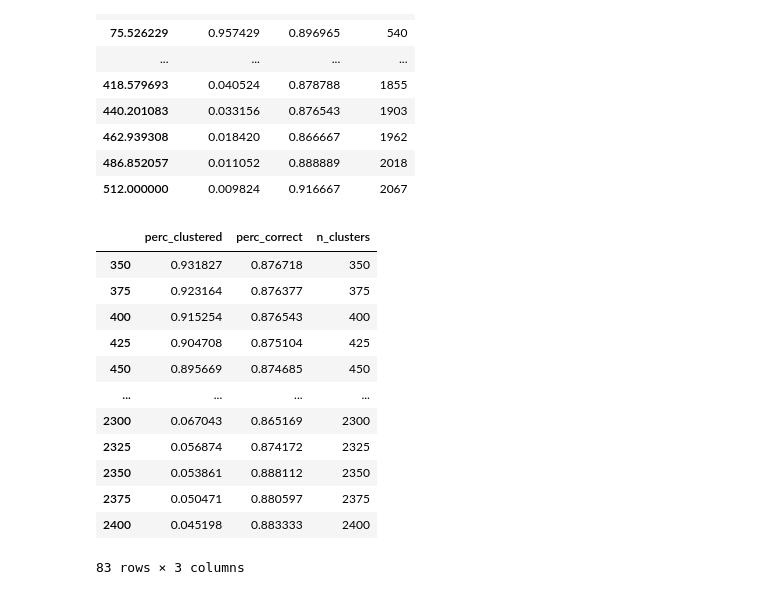
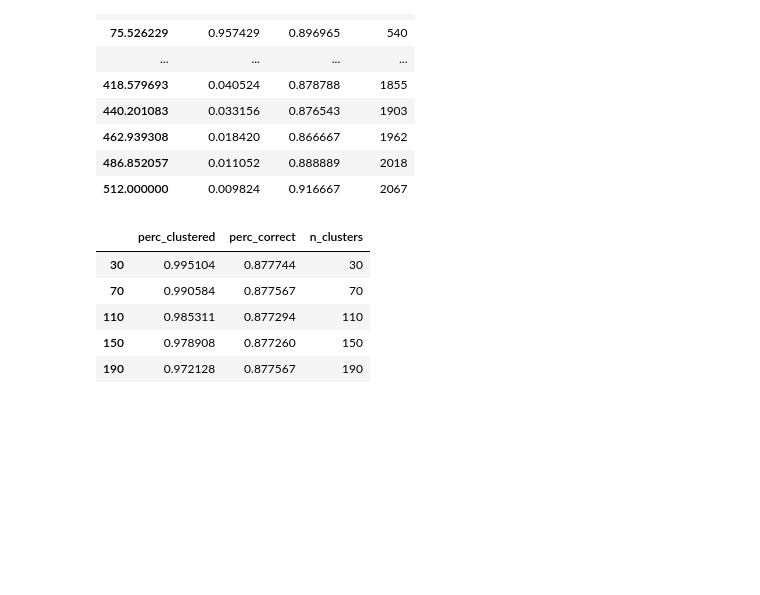
Before and after one commit to wukevin/tcr-bert, a Jupyter notebook: jupyter/transformers_lcmv_clustering.ipynb, the cells around one changed output. Drawn from its saved outputs; the diff is of its cells as text; code cells hidden in the pictures; blank space fills up the shorter version.

Commit message:
Update LCMV clustering plots

```diff
--- a/jupyter/transformers_lcmv_clustering.ipynb
+++ b/jupyter/transformers_lcmv_clustering.ipynb
@@ -308,39 +308,33 @@ bert_dual_clustering_perf_df
 # %%
 # Compute metricxs for tcrdist3
 
 def load_tcrdist3_results(truth_fname, results_fname):
     with open(results_fname) as source:
         tcrdist3_clusterings = json.load(source)
 
     with open(truth_fname) as source:
         tcrdist3_truth = json.load(source)
     tcrdist3_cluster_perf = pd.DataFrame(0, index=tcrdist3_clusterings.keys(), columns=['perc_clustered', 'perc_correct', 'n_clusters'])
     for k, clustering in tcrdist3_clusterings.items():
         perc_clustered, perc_correct = custom_metrics.percent_and_correct_clustered(
             tcrdist3_truth, clustering
         )
         tcrdist3_cluster_perf.loc[k] = (perc_clustered, perc_correct, k)
+    tcrdist3_cluster_perf.index = [int(i) for i in tcrdist3_cluster_perf.index]
     return tcrdist3_cluster_perf
 
 tcrdist3_cluster_perf = load_tcrdist3_results(
     "/home/wukevin/projects/tcr/tcr-bert/external_eval/tcrdist3_aggcluster_truth.json",
     "/home/wukevin/projects/tcr/tcr-bert/external_eval/tcrdist3_aggcluster_results.json"
 )
-tcrdist3_cluster_perf
+tcrdist3_cluster_perf.head()
 # %% [output]
 |  | perc_clustered | perc_correct | n_clusters |
-| 350 | 0.931827 | 0.876718 | 350 |
-| 375 | 0.923164 | 0.876377 | 375 |
-| 400 | 0.915254 | 0.876543 | 400 |
-| 425 | 0.904708 | 0.875104 | 425 |
-| 450 | 0.895669 | 0.874685 | 450 |
-| ... | ... | ... | ... |
-| 2300 | 0.067043 | 0.865169 | 2300 |
-| 2325 | 0.056874 | 0.874172 | 2325 |
-| 2350 | 0.053861 | 0.888112 | 2350 |
-| 2375 | 0.050471 | 0.880597 | 2375 |
-| 2400 | 0.045198 | 0.883333 | 2400 |
+| 30 | 0.995104 | 0.877744 | 30 |
+| 70 | 0.990584 | 0.877567 | 70 |
+| 110 | 0.985311 | 0.877294 | 110 |
+| 150 | 0.978908 | 0.877260 | 150 |
+| 190 | 0.972128 | 0.877567 | 190 |
-83 rows × 3 columns
 # %%
 tcrdist3_dual_cluster_perf = load_tcrdist3_results(
     "/home/wukevin/projects/tcr/tcr-bert/external_eval/tcrdist3_aggcluster_dual_truth.json",
```
Also changed, not shown: parts of 9 cells of this notebook, 5 other files.
